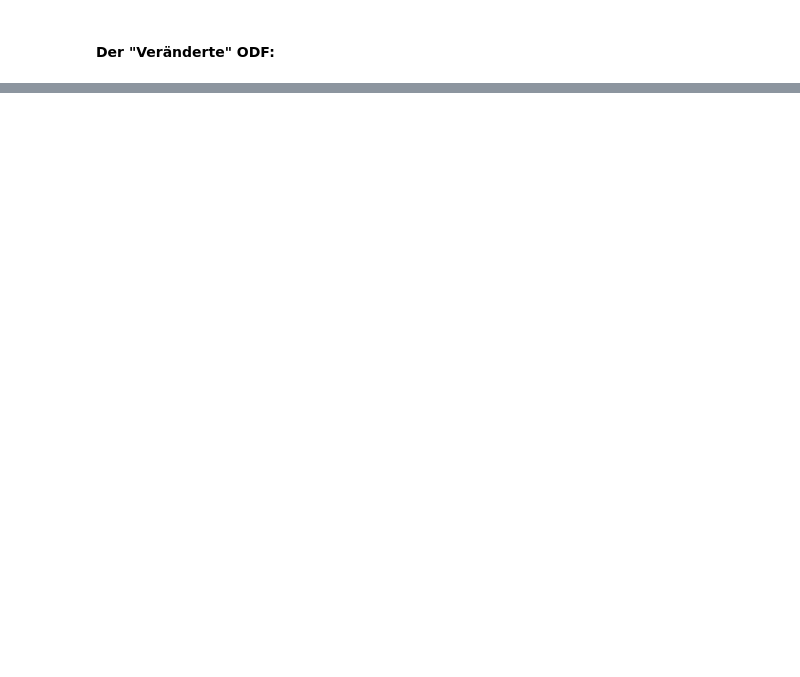
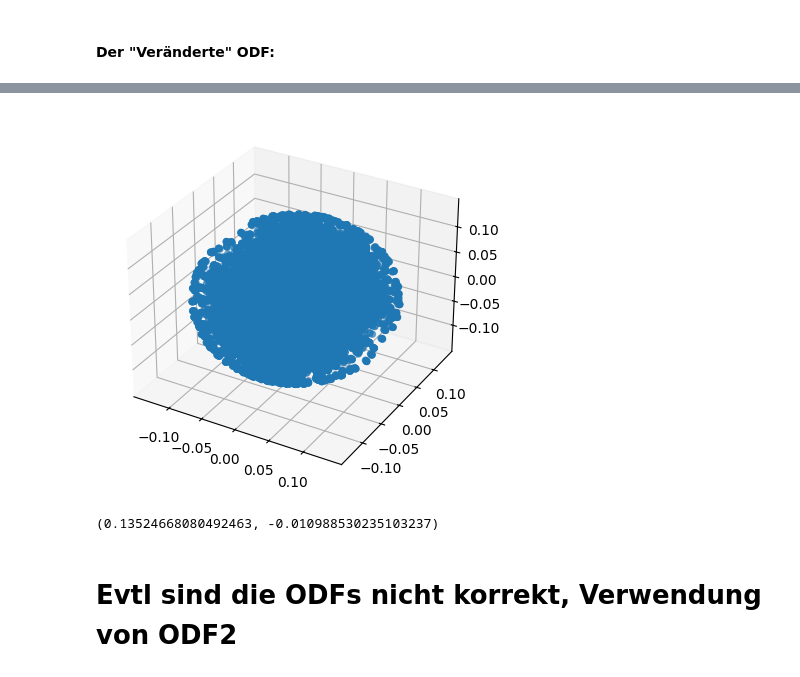
Before and after one commit to TimLockstedt/BA, a Jupyter notebook: part2.ipynb, the cells around one changed output, grey strips where cells are left out. Drawn from its saved outputs; the diff is of its cells as text; code cells hidden in the pictures; blank space fills up the shorter version.

```diff
--- a/part2.ipynb
+++ b/part2.ipynb
@@ -1647,0 +1653,14 @@ plt.show()
+# %%
+ODFs_changed = np.copy(ODFs) # np.ones((*ODFs.shape[:3], 66))
+for i, res in enumerate(result):
+    nan_mask = ~np.isnan(res)
+    mask_i = np.array(res[0,nan_mask[0]], int)
+    mask_j = np.array(res[1,nan_mask[1]], int)
+    mask_k = np.array(res[2,nan_mask[2]], int)
+    weight = weights[i, nan_mask[0]]
+    Test_ODF_masked = np.multiply(weight, ODFs[mask_i,mask_j,mask_k-300].T).T
+    current = np.multiply(basis[i], Test_ODF_masked)
+    sum = np.sum(current)
+    if sum != 0.0:
+        print(sum)
+        ODFs_changed[mask_i,mask_j,mask_k-300] *= sum
@@ -1647,0 +1738,2 @@ plt.show()
+# %%
+basis = get_basis(phi, costheta, sintheta, band)
@@ -1647,0 +1756,14 @@ plt.show()
+# %%
+AODF_Amplitude = np.empty((result.shape[0])) # np.ones((*ODFs.shape[:3], 66))
+for i, res in enumerate(result):
+    nan_mask = ~np.isnan(res)
+    mask_i = np.array(res[0,nan_mask[0]], int)
+    mask_j = np.array(res[1,nan_mask[1]], int)
+    mask_k = np.array(res[2,nan_mask[2]], int)
+    weight = weights[i, nan_mask[0]]
+    Test_ODF_masked = np.multiply(weight, ODFs[mask_i,mask_j,mask_k-300].T).T
+    current = np.multiply(basis[i], Test_ODF_masked)
+    sum = np.sum(current)
+    # if sum != 0.0:
+    # print(sum,result.shape[0],res[0,~np.isnan(res[0])].shape[0])
+    AODF_Amplitude[i] = sum/res[0,~np.isnan(res[0])].shape[0]
@@ -1647,0 +1795,10 @@ plt.show()
+# %%
+x = AODF_Amplitude * np.cos(phi) * sintheta
+y = AODF_Amplitude * np.sin(phi) * sintheta
+z = AODF_Amplitude * costheta
+fig = plt.figure()
+ax = fig.add_subplot(projection = "3d")
+ax.scatter(x,y,z)
+plt.show()
+# %% [output]
+[figure, added]
@@ -1647,0 +1818,6 @@ plt.show()
+# %%
+np.max(AODF_Amplitude), np.min(AODF_Amplitude)
+# %% [output]
+(0.13524668080492463, -0.010988530235103237)
+# %% [markdown]
+# Evtl sind die ODFs nicht korrekt, Verwendung von ODF2
```
Also changed, not shown: parts of 59 cells of this notebook, 7 other files.
